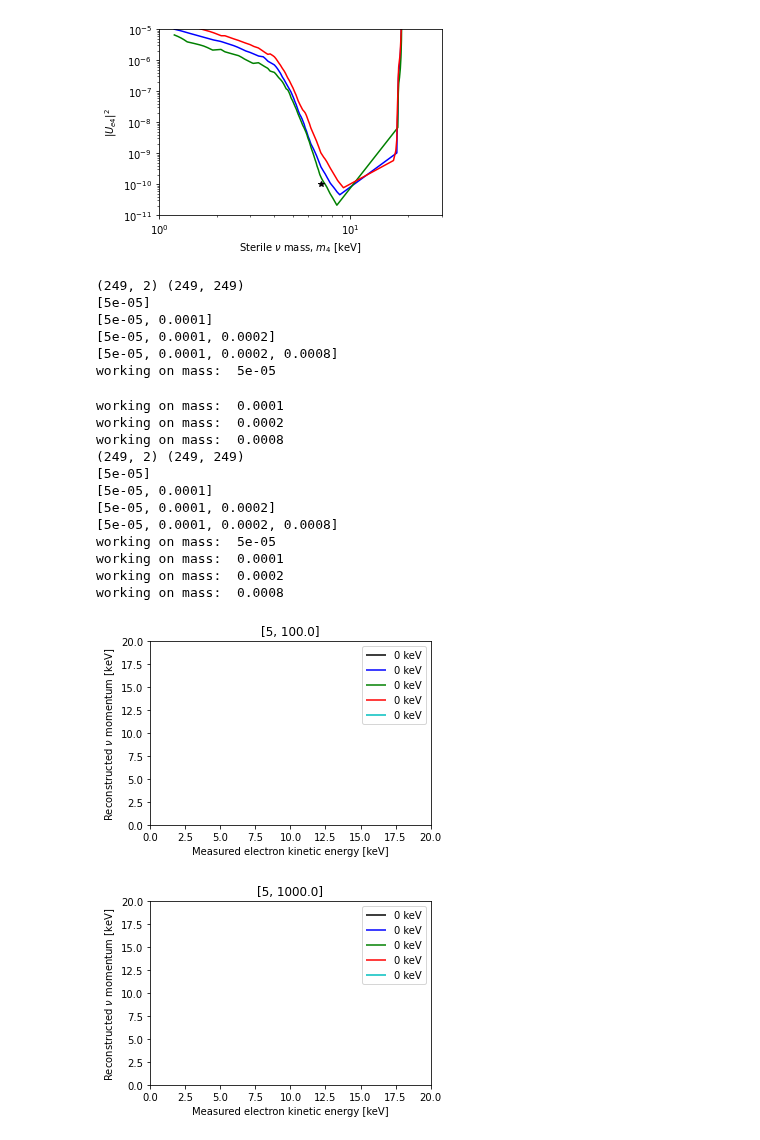
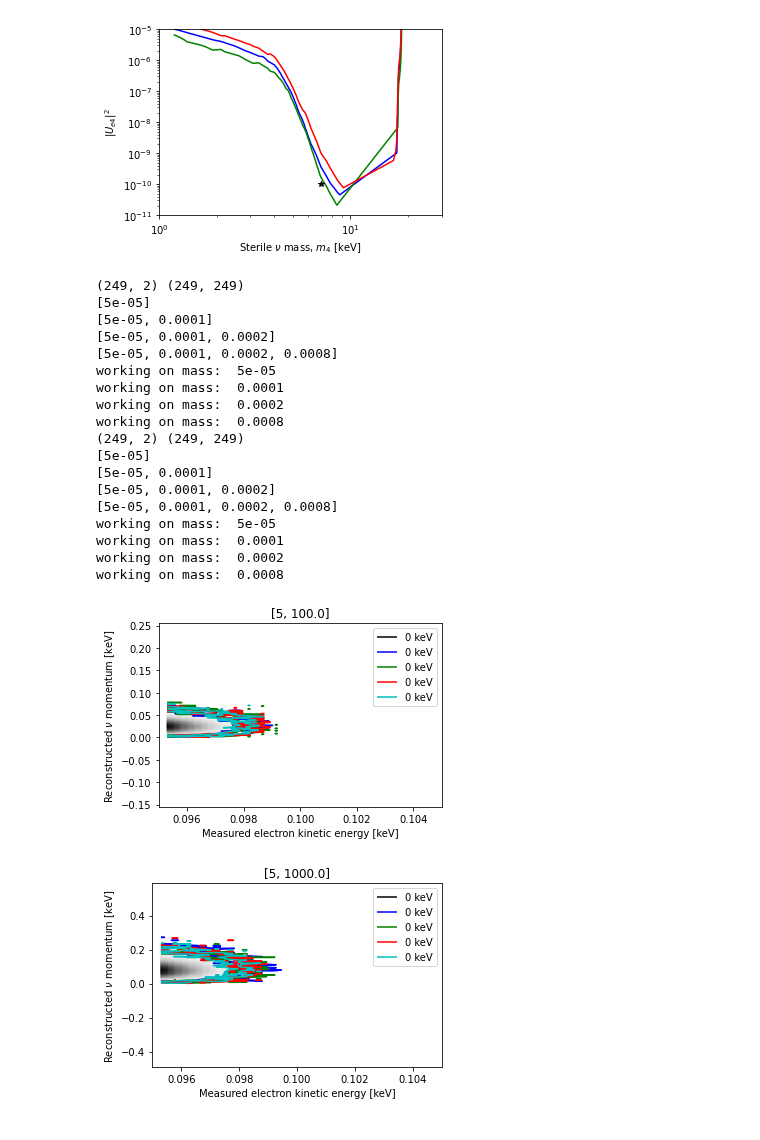
Before and after one commit to Moore-Lab/composite_DM, a Jupyter notebook: steriles/plot_pdfs.ipynb, the cells around one changed output. Saved outputs shown, nothing was run; the diff lists cells and outputs as text; code cells hidden in the pictures.

Commit message:
updated paper plots

```diff
--- a/steriles/plot_pdfs.ipynb
+++ b/steriles/plot_pdfs.ipynb
@@ -90,15 +91,22 @@ subf.close()
 # %%
 ## batch jobs for sensitivity
 
-iso_list = ["h_3",] #["h_3",] # "p_32", "y_90", "s_35", "ar_37", "be_7", "v_49", "cr_51", "fe_55", "ge_68", "se_72", "ru_106"]
+#iso_list = ["h_3",] #["h_3",] # "p_32", "y_90", "s_35", "ar_37", "be_7", "v_49", "cr_51", "fe_55", "ge_68", "se_72", "ru_106"]
 
-params_list = [[0.2, 100000, 5*365],
-               [0.2, 1000000, 5*365],]
+#params_list = [[0.2, 100000, 5*365],
+#               [0.2, 1000000, 5*365],]
+
+iso_dict = {"h_3": [[0.2, 1, 30],[0.2, 10, 365],[0.2, 1000, 365],],
+            "s_35": [[1e-2, 1, 30],[1e-2, 10, 365],[1e-2, 1000, 365],],
+            "p_32": [[1e-2, 1, 30],[1e-2, 10, 365],[1e-2, 1000, 365],]
+        }
+
+iso_list = iso_dict.keys()
 
 job_file = main_dir + "job_files/sensitivity_jobs.txt"
 jf = open(job_file, 'wt')
 for iso in iso_list:
-    for p in params_list:
+    for p in iso_dict[iso]:
         jf.write("module load miniconda; source activate; conda activate py37_dev; python calculate_sensitivity.py %s %.1e %d %d\n"%(iso, *p))
 jf.close()
 
@@ -221,8 +229,8 @@ def plot_limits(iso_list, isEC, fig, params_to_use, clist, fill=True, ls='-', do
 
     for j,iso in enumerate(iso_list):
 
-        flist = glob.glob("/Users/dcmoore/grace2/impulse/steriles/limits/%s*%.1e_%d_%.1f_%.1f_%.1e.npz"%(iso,*params_to_use))
-        iso_dat = np.loadtxt("/Users/dcmoore/grace2/impulse/steriles/data_files/%s.txt"%iso, delimiter=',', skiprows=3)
+        flist = glob.glob("/Users/dcmoore/grace/impulse/steriles/limits/%s*%.1e_%d_%.1f_%.1f_%.1e.npz"%(iso,*params_to_use))
+        iso_dat = np.loadtxt("/Users/dcmoore/grace/impulse/steriles/data_files/%s.txt"%iso, delimiter=',', skiprows=3)
         Q, t12, A, Z = iso_dat[0, :]
 
         for i,f in enumerate(flist):
@@ -450,13 +456,15 @@ curr dir:  /Volumes/GoogleDrive-108630187434314716047/My Drive/yale/uspheres/imp
 [figure]
 # %%
 iso = 'x_100'
+
+min_x = 0.095
 
 params_list = [[5, 1e2],[5, 1e3],]
 
 for params in params_list:
 
 
-    save_dir = '/Users/dcmoore/grace2/impulse/steriles/pdfs/'
+    save_dir = '/Users/dcmoore/grace/impulse/steriles/pdfs/'
     of = open(save_dir + '%s_%.1f_%.1e_pdfs.pkl'%(iso,params[0],params[1]), 'rb')
     pdfs = pickle.load(of)
     of.close()
@@ -479,20 +487,23 @@ for params in params_list:
         bkg_pdf = pdfs['0.0']
     else:
         bkg_pdf = pdfs['0.000000']
-    levs = [0.05,]
+    levs = [0.01,0.05]
 
     if( not iso in uu.beta_list):
         plt.semilogy(bkg_pdf[:,0], bkg_pdf[:,1], 'k')
     else:
         x = bkg_pdf[:,:2]
         p = bkg_pdf[:,2:]
+
+        gpts = x[:,0] > min_x
+
         print(np.shape(x), np.shape(p))
-        p = p/np.max(p)
+        p = p/np.max(p[gpts,:])
         #p[p==0] = np.nan
         p_orig = 1.0*p
-        cs=plt.contour(x[:,0], x[:,1], p.T, levels=levs, colors='k')
+        cs=plt.contour(x[gpts,0], x[:,1], p[gpts,:].T, levels=levs, colors='k')
         cs.collections[0].set_label("0 keV")
-        plt.pcolormesh(x[:,0], x[:,1], p.T, cmap="Greys", rasterized=True, shading='gouraud')
+        plt.pcolormesh(x[gpts,0], x[:,1], p[gpts,:].T, cmap="Greys", rasterized=True, shading='gouraud')
 
         #plt.colorbar()
         #plt.title("$m_4 = 0$ keV")
@@ -528,52 +539,56 @@ for params in params_list:
             else:
                 x = sig_pdf[:,:2]
                 p = sig_pdf[:,2:]
-                p = p/np.max(p)
+
+                gpts = x[:,0] > min_x
+
+                p = p/np.max(p[gpts,:])
                 x = x[()] ## get the dict back from the 0d ndarray
                 #plt.contour([x['bcx'], x['bcy']], p.T) #, levels=levs)
                 #p[p<1e-4] = np.nan
 
                 #plt.pcolormesh(x[:,0], x[:,1], p.T, cmap=colors[cidx])
 
                 #plt.colorbar()
-                cs=plt.contour(x[:,0], x[:,1], p.T, levels=levs, colors=lcs[cidx])
+                cs=plt.contour(x[gpts,0], x[:,1], p[gpts,:].T, levels=levs, colors=lcs[cidx])
                 cs.collections[0].set_label("%d keV"%(np.round(m/50)*50))
                 cidx += 1
                 #plt.title("$m_4 = %.1f$ keV"%m)
                 plt.xlabel("Measured electron kinetic energy [keV]")
                 plt.ylabel(r"Reconstructed $\nu$ momentum [keV]")
 
-            plt.xlim([0,20])
-            plt.ylim([0,20])
+            #plt.xlim([0,20])
+            #plt.ylim([0,20])
             plt.legend()
 
             fig.set_size_inches(5,3.5)
             plt.tight_layout()
             #plt.savefig('p_32_2dplot.pdf')
+            plt.xlim(min_x, 0.1 + (0.1-min_x))
             plt.title(params)
 
 plt.show()
 # %% [output]
 (249, 2) (249, 249)
 [5e-05]
 [5e-05, 0.0001]
 [5e-05, 0.0001, 0.0002]
 [5e-05, 0.0001, 0.0002, 0.0008]
 working on mass:  5e-05
+working on mass:  0.0001
+working on mass:  0.0002
+working on mass:  0.0008
+(249, 2) (249, 249)
+[5e-05]
+[5e-05, 0.0001]
+[5e-05, 0.0001, 0.0002]
+[5e-05, 0.0001, 0.0002, 0.0008]
+working on mass:  5e-05
+working on mass:  0.0001
+working on mass:  0.0002
+working on mass:  0.0008
-working on mass:  0.0001
-working on mass:  0.0002
-working on mass:  0.0008
-(249, 2) (249, 249)
-[5e-05]
-[5e-05, 0.0001]
-[5e-05, 0.0001, 0.0002]
-[5e-05, 0.0001, 0.0002, 0.0008]
-working on mass:  5e-05
-working on mass:  0.0001
-working on mass:  0.0002
-working on mass:  0.0008
-[figure, old version]
+[figure, new version]
-[figure, old version]
+[figure, new version]
 # %%
 f = np.load('/Users/dcmoore/grace2/impulse/steriles/data_files/x_100_mnu_0.000000_rad_5.0_f0_1.0e+03_pdf_0.npz')
 plt.pcolormesh(f['pdf'])
```
Also changed, not shown: parts of 7 cells of this notebook, 10 other files.
